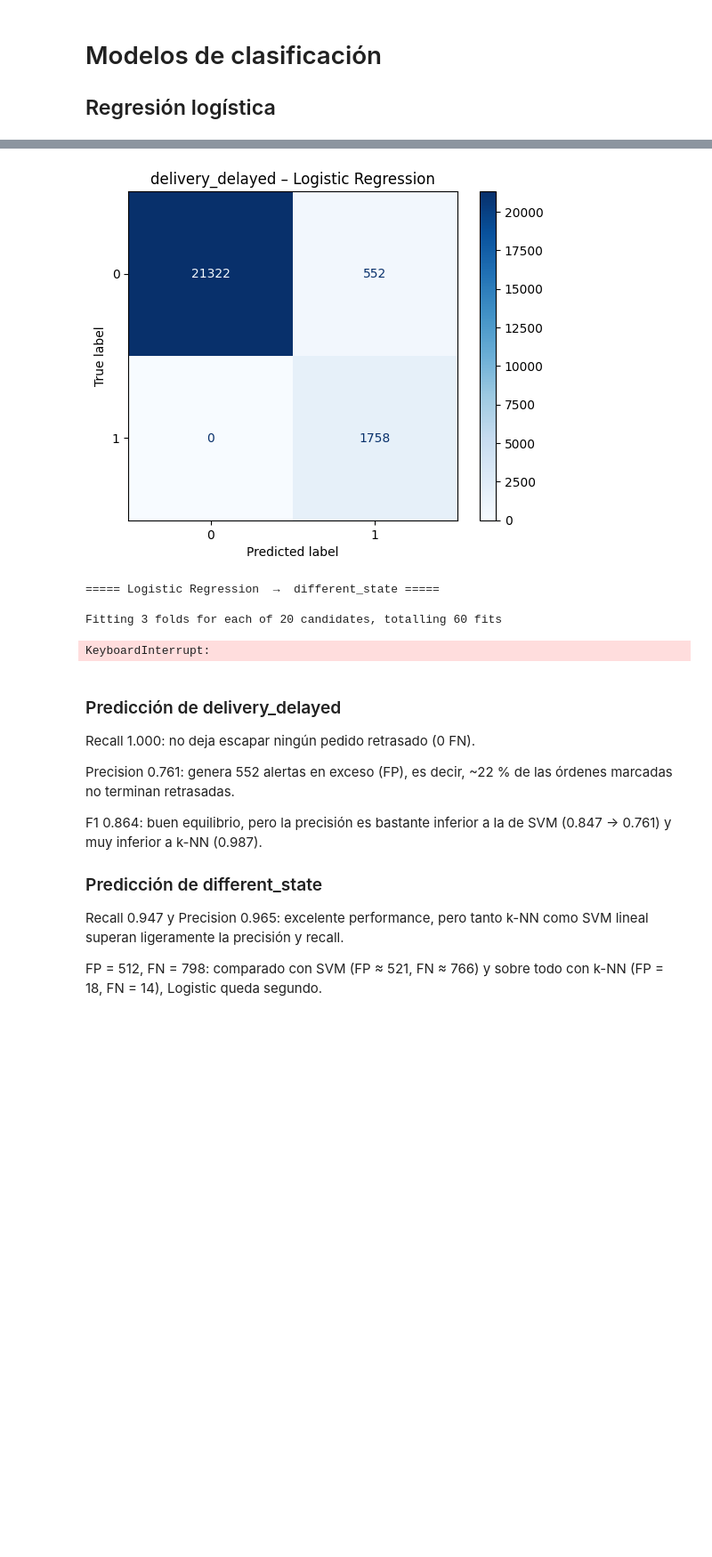
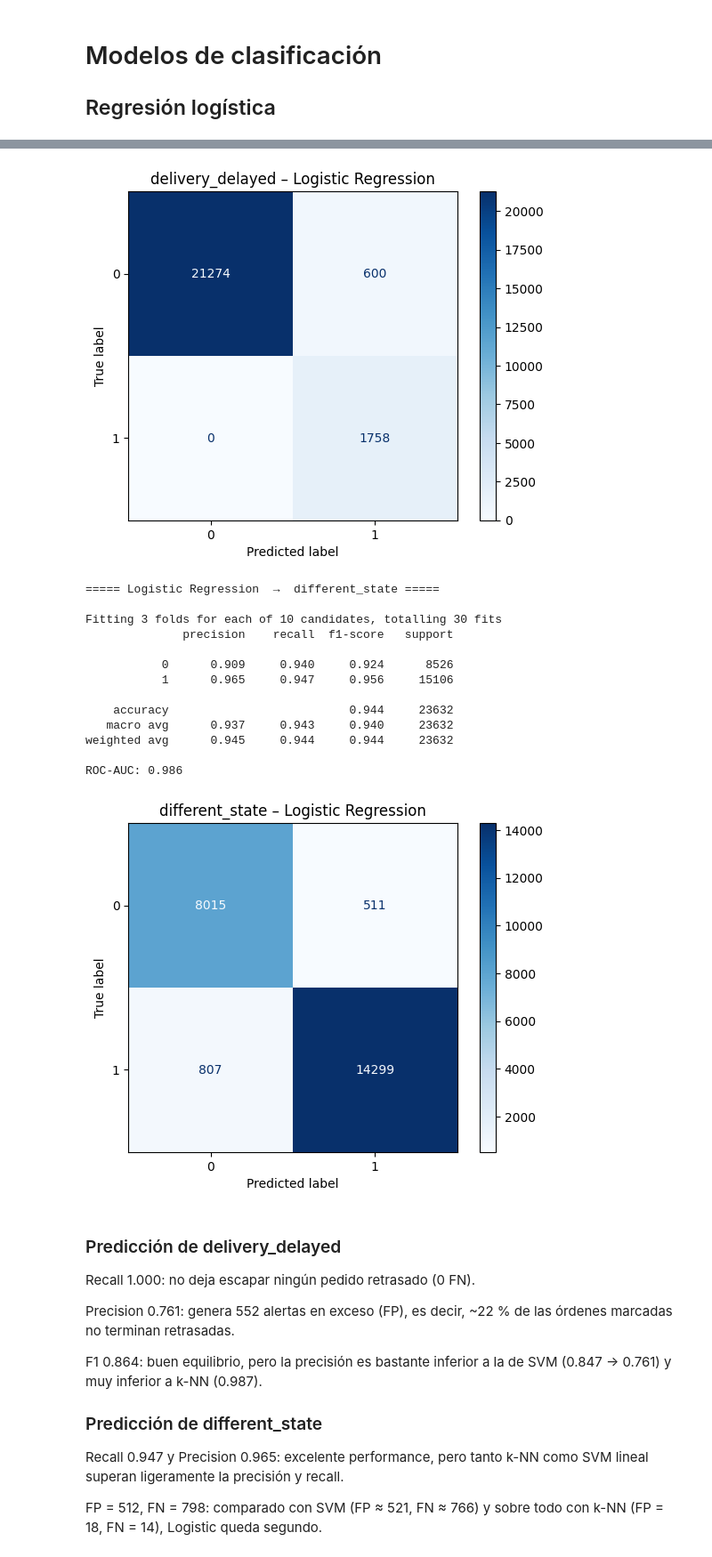
Before and after one commit to JoaquinCampos22155/proyecto3_Mineria, a Jupyter notebook: ModelosRegresion.ipynb, the cells around one changed output, grey strips where cells are left out. Shown at 89% size. Cells and saved outputs as stored; diff of their text form; code cells hidden in the pictures; blank space fills up the shorter version.

```diff
--- a/ModelosRegresion.ipynb
+++ b/ModelosRegresion.ipynb
@@ -10,7 +10,7 @@ import numpy as np
 from sklearn.model_selection import GridSearchCV
 
 # Abrir CSV
-df = pd.read_csv('/dataset/cleaned_orders.csv')
+df = pd.read_csv('./dataset/cleaned_orders.csv')
 df['delivery_delayed'] =  df['delivery_delayed'].astype(int)
 df['different_state'] = df['different_state'].astype(int)
 
@@ -33,6 +33,8 @@ dftrain_d, dftest_d = train_test_split(
     random_state=42
 )
 
+df.drop(columns=['delivery_delta', 'review_score'], inplace=True)
+
 # Eliminar columnas que practicamente nos dan la respuesta
 dftrain_d.drop(columns=['estimated_delivery_days', 'delivery_delayed', 'delivery_delta','review_score'], inplace=True)
 dftest_d.drop(columns=['estimated_delivery_days', 'delivery_delayed', 'delivery_delta', 'review_score'], inplace=True)
@@ -851,27 +853,24 @@ plt.show()
 
 ## Regresión logística
 # %%
-import os, joblib
-import matplotlib.pyplot as plt
+import os, joblib, matplotlib.pyplot as plt
 import pandas as pd, numpy as np
-from sklearn.model_selection import train_test_split, StratifiedKFold, RandomizedSearchCV
+from joblib import Memory
+from scipy.stats import loguniform, uniform
+from sklearn.model_selection import train_test_split, RandomizedSearchCV, StratifiedKFold
 from sklearn.preprocessing import StandardScaler
 from sklearn.pipeline import Pipeline
 from sklearn.linear_model import LogisticRegression
-from sklearn.metrics import classification_report, roc_auc_score, confusion_matrix, ConfusionMatrixDisplay
-from scipy.stats import loguniform, uniform
+from sklearn.metrics import (classification_report, roc_auc_score,
+                             confusion_matrix, ConfusionMatrixDisplay)
 
 TARGETS     = ["delivery_delayed", "different_state"]
 RANDOM_SEED = 42
-CV          = StratifiedKFold(3, shuffle=True, random_state=RANDOM_SEED)  # menos folds
-GRID_DIST   = {
-    "clf__C": loguniform(1e-3, 1e3),
-    "clf__l1_ratio": uniform(0, 1)
-}
-
-# imputación una sola vez
+CV          = 3
+memory_log  = Memory(location='./.cache_log', verbose=0)
+# imputación una sola vez y cast a float32
 df_filled = df.fillna(df.mean(numeric_only=True))
-
+# Ya tienes df_filled con float32
 for tgt in TARGETS:
     print(f"\n===== Logistic Regression  →  {tgt} =====\n")
 
@@ -881,43 +880,46 @@ for tgt in TARGETS:
     Xtr, Xte, ytr, yte = train_test_split(
         X, y, test_size=0.25, stratify=y, random_state=RANDOM_SEED)
 
+    # Pipeline con cache y solver saga
     pipe = Pipeline([
         ("scale", StandardScaler()),
         ("clf", LogisticRegression(
             solver="saga",
             penalty="elasticnet",
             class_weight="balanced",
-            max_iter=2000,
+            max_iter=1000,
             tol=1e-3,
             n_jobs=-1,
             random_state=RANDOM_SEED))
-    ])
+    ], memory=memory_log)
 
-    # RandomizedSearchCV en lugar de GridSearchCV
+    # RandomizedSearchCV
+    GRID_DIST = {
+        "clf__C": loguniform(1e-3, 1e3),
+        "clf__l1_ratio": uniform(0, 1)
+    }
     search = RandomizedSearchCV(
         pipe,
         param_distributions=GRID_DIST,
-        n_iter=20,
+        n_iter=10,
         cv=CV,
         scoring="roc_auc",
         n_jobs=-1,
         random_state=RANDOM_SEED,
         verbose=1
     )
+
     search.fit(Xtr, ytr)
     best = search.best_estimator_
 
-    # ----- evaluación -----
+    # Evaluación
     y_pred = best.predict(Xte)
     y_prob = best.predict_proba(Xte)[:, 1]
     cm     = confusion_matrix(yte, y_pred)
 
     print(classification_report(yte, y_pred, digits=3))
     print("ROC-AUC:", roc_auc_score(yte, y_prob).round(3))
-    print("Confusion-matrix (rows = actual, cols = pred):\n", cm, "\n")
-
-    disp = ConfusionMatrixDisplay(cm, display_labels=best.classes_)
-    disp.plot(cmap="Blues")
+    ConfusionMatrixDisplay(cm, display_labels=best.classes_).plot(cmap="Blues")
     plt.title(f"{tgt} – Logistic Regression")
     plt.savefig(f"cm_logreg_{tgt}.png", dpi=150, bbox_inches="tight")
     plt.show()
@@ -943,8 +942,18 @@ Confusion-matrix (rows = actual, cols = pred):
 [figure]
 ===== Logistic Regression  →  different_state =====
 
-Fitting 3 folds for each of 20 candidates, totalling 60 fits
+Fitting 3 folds for each of 10 candidates, totalling 30 fits
+              precision    recall  f1-score   support
+
+           0      0.909     0.940     0.924      8526
+           1      0.965     0.947     0.956     15106
+
+    accuracy                          0.944     23632
+   macro avg      0.937     0.943     0.940     23632
+weighted avg      0.945     0.944     0.944     23632
+
+ROC-AUC: 0.986
-KeyboardInterrupt:
+[figure, added]
 # %% [markdown]
 ### Predicción de delivery_delayed
 Recall 1.000: no deja escapar ningún pedido retrasado (0 FN).
```
Also changed, not shown: parts of 7 cells of this notebook.
